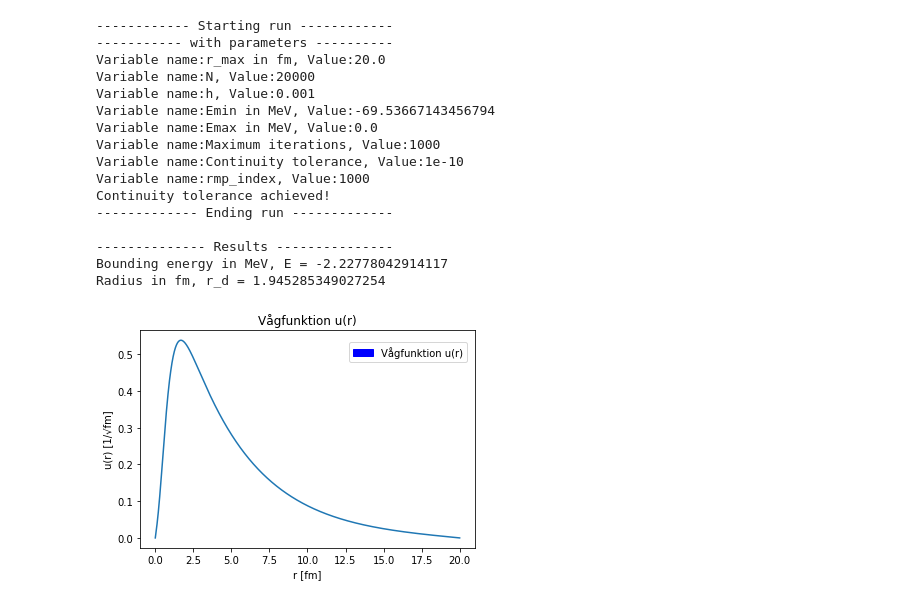
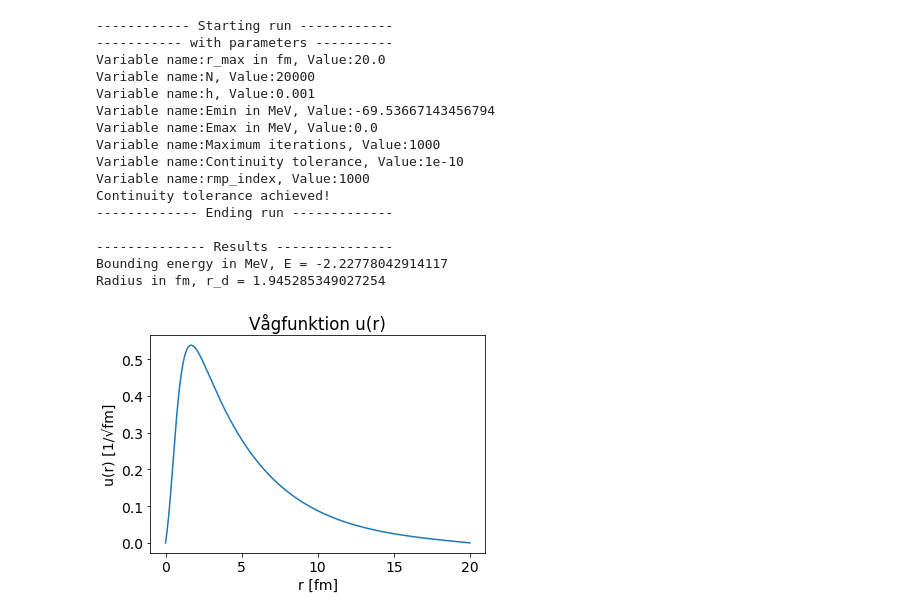
Before and after one commit to MarcChalm/SchrodingerSolution, a Jupyter notebook: ShrodingerNotebook.ipynb, the cells around one changed output. Saved outputs shown, nothing was run; the diff lists cells and outputs as text; code cells hidden in the pictures.

```diff
--- a/ShrodingerNotebook.ipynb
+++ b/ShrodingerNotebook.ipynb
@@ -235,37 +235,37 @@ r_d = np.sqrt(np.trapz(u_norm*u_norm*r*r) / 4)
 print(f'Bounding energy in MeV, E = {E}')
 print(f'Radius in fm, r_d = {r_d}')
 
 # Plotting the function
 plt.plot(r, u_norm*(0.54/0.0170))
 plt.title('Vågfunktion u(r)')
 plt.xlabel('r [fm]')
 plt.ylabel('u(r) [1/√fm]')
 
-blue_patch = mpatches.Patch(color='blue', label='Vågfunktion u(r)')
-plt.legend(handles=[blue_patch],bbox_to_anchor=(0.8, 0.9), loc='center', ncol=1)
-
+plt.rcParams.update({'font.size': 16})
 
 #plt.show()
 
+plt.savefig('u_r.png', bbox_inches='tight')
+
 matplotlib2tikz.save('u_r.tikz')
 # %% [output]
 ------------ Starting run ------------
 ----------- with parameters ----------
 Variable name:r_max in fm, Value:20.0
 Variable name:N, Value:20000
 Variable name:h, Value:0.001
 Variable name:Emin in MeV, Value:-69.53667143456794
 Variable name:Emax in MeV, Value:0.0
 Variable name:Maximum iterations, Value:1000
 Variable name:Continuity tolerance, Value:1e-10
 Variable name:rmp_index, Value:1000
 Continuity tolerance achieved!
 ------------- Ending run -------------
 
 -------------- Results ---------------
 Bounding energy in MeV, E = -2.22778042914117
 Radius in fm, r_d = 1.945285349027254
-[figure, old version]
+[figure, new version]
 # %%
 
 # Plotting the function
```
Also changed, not shown: parts of 1 cell of this notebook, 1 other file.
